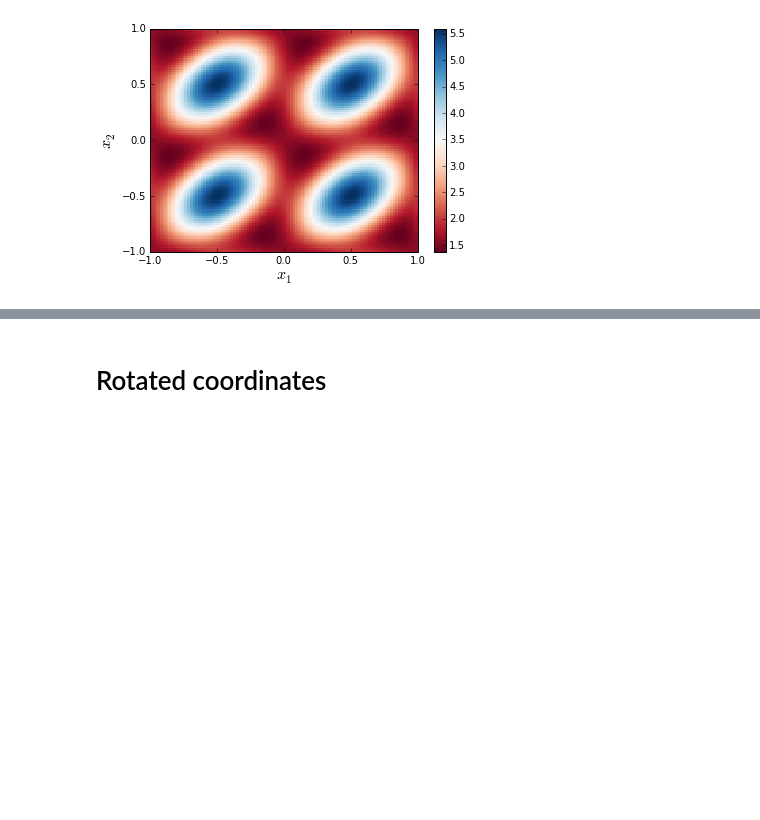
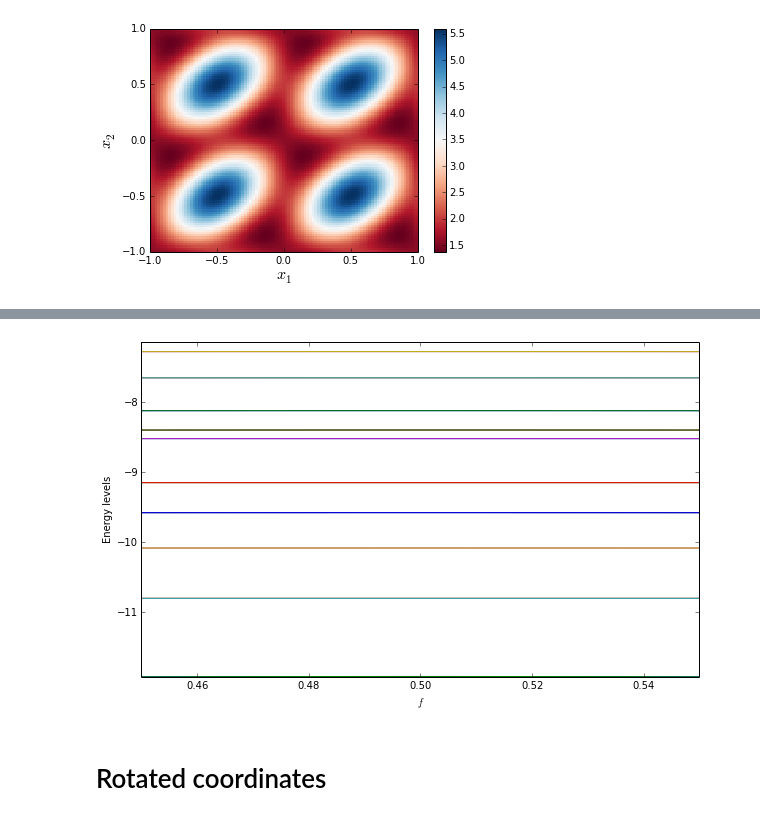
Before and after one commit to jrjohansson/wavefunction, a Jupyter notebook: Wavefunction-2D-Flux-Qubit.ipynb, the cells around one changed output, grey strips where cells are left out. Saved outputs shown, nothing was run; the diff lists cells and outputs as text; code cells hidden in the pictures; blank space fills up the shorter version.

```diff
--- a/Wavefunction-2D-Flux-Qubit.ipynb
+++ b/Wavefunction-2D-Flux-Qubit.ipynb
@@ -54,3 +219,30 @@ cb = fig.colorbar(p, ax=ax)
+# %%
+f_vec = np.linspace(0.45, 0.55, 25)
+e_vals = np.zeros((len(vals), len(f_vec)))
+# %%
+for f_idx, f in enumerate(f_vec):
+    args['f'] = f
+    K = assemble_K(L1, L2, k11, k12, k22, Tx1, Tx2)
+    u = assemble_u_flux_qubit(L1, L2, args)
+    V = assemble_V(L1, L2, u)
+    H = K + V
+    vals, vecs = solve_eigenproblem(H)
+
+    e_vals[:, f_idx] = np.real(vals)
+# %%
+fig, ax = plt.subplots(1, 1, figsize=(10,6))
+
+for n in range(len(vals)):
+    ax.plot(f_vec, e_vals[n, :])
+
+ax.axis('tight')
+
+ax.set_ylim(e_vals[0, :].min(), e_vals[20, :].max())
+
+ax.set_ylabel("Energy levels")
+ax.set_xlabel(r'$f$');
+# %% [output]
+[figure, added]
 # %% [markdown]
 # Rotated coordinates
 # %% [markdown]
```
Also changed, not shown: parts of 24 cells of this notebook.
